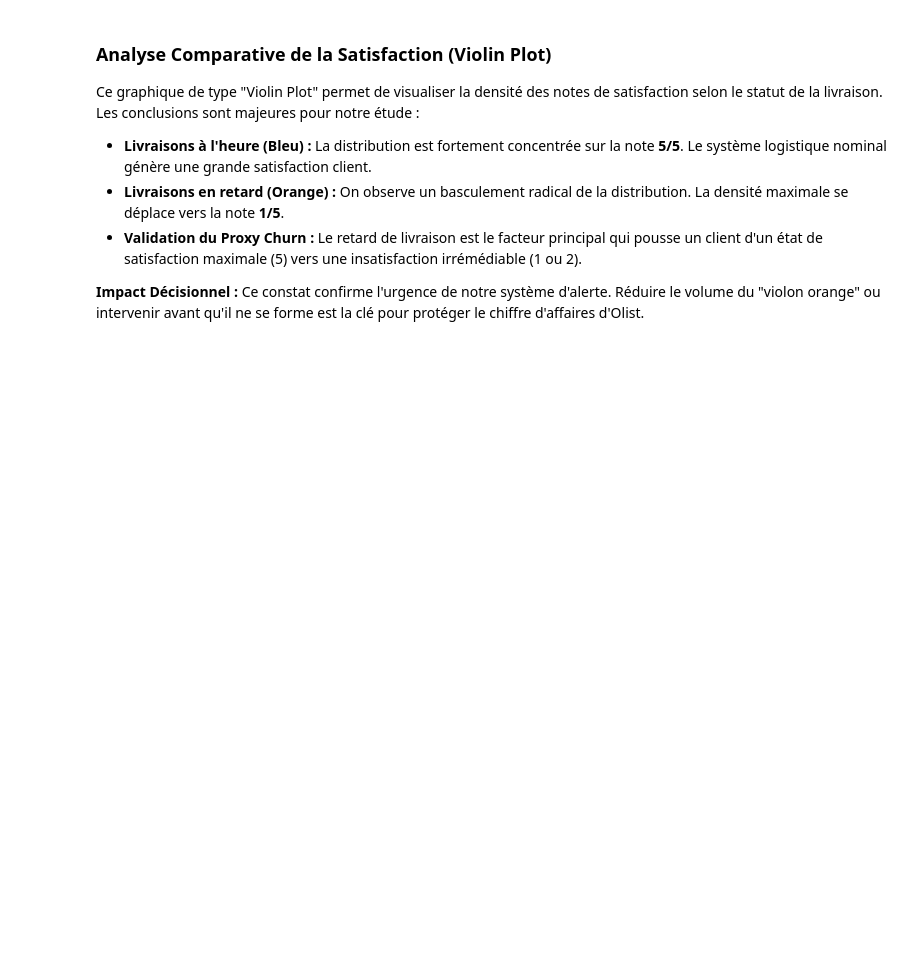
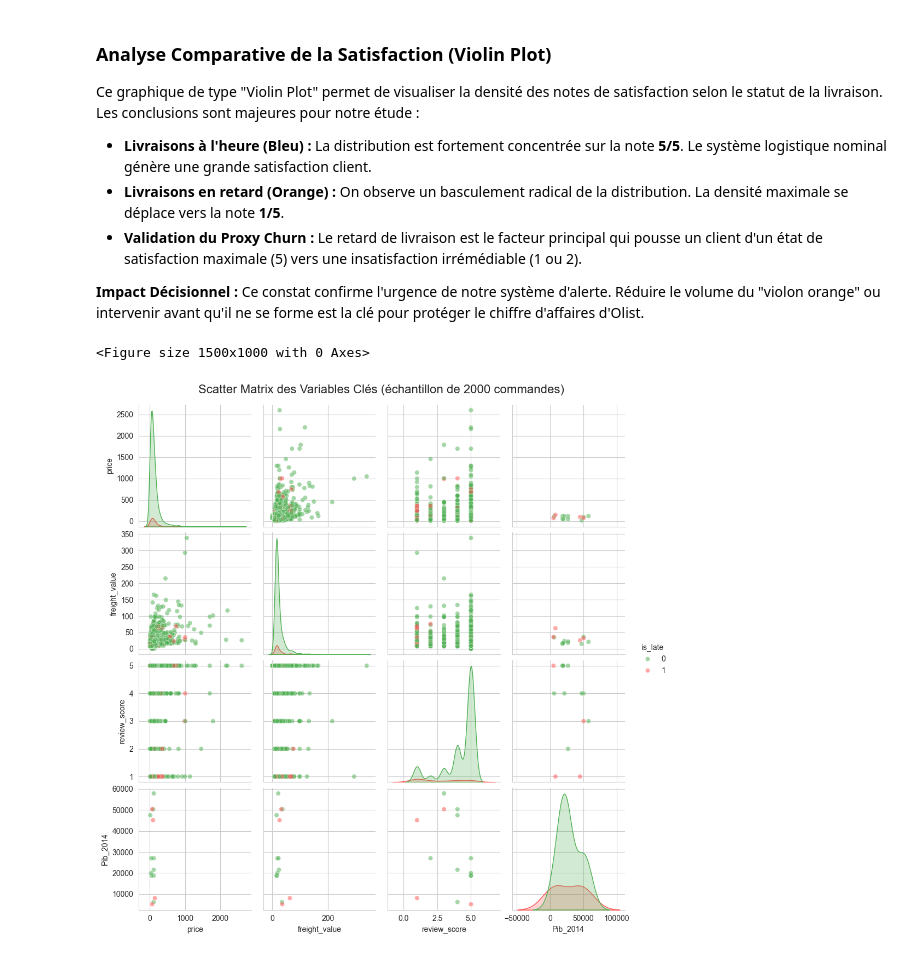
Before and after one commit to brahimhatim265/DATA-DRIVEN-DECISION-MAKING, a Jupyter notebook: notebooks/Brahim.ipynb, the cells around one changed output. Drawn from its saved outputs; the diff is of its cells as text; code cells hidden in the pictures; blank space fills up the shorter version.

```diff
--- a/notebooks/Brahim.ipynb
+++ b/notebooks/Brahim.ipynb
@@ -89,20 +89,20 @@ print(f"Audit Clean : Geo ({len(geo_clean)} lignes), Orders ({len(orders_clean)}
 # %% [output]
 Audit Clean : Geo (19015 lignes), Orders (96476 lignes)
 # %%
-# Conversion des colonnes en format Datetime
+# commence par convertir les dates dans la table originale
 date_columns = [
     'order_purchase_timestamp', 'order_approved_at',
     'order_delivered_carrier_date', 'order_delivered_customer_date',
     'order_estimated_delivery_date'
 ]
-
 for col in date_columns:
     orders[col] = pd.to_datetime(orders[col])
 
-# Vérification de la cohérence logique
-# Une livraison ne peut pas arriver avant l'achat.
-ghost_data = orders[orders['order_delivered_customer_date'] < orders['order_purchase_timestamp']]
-print(f"Nombre de commandes 'fantômes' (livrées avant achat) : {len(ghost_data)}")
+orders_clean = orders.dropna(subset=['order_delivered_customer_date']).copy()
+
+ghost_data = orders_clean[orders_clean['order_delivered_customer_date'] < orders_clean['order_purchase_timestamp']]
+print(f"Audit Clean : Orders ({len(orders_clean)} lignes)")
+print(f"Nombre de commandes 'fantômes' : {len(ghost_data)}")
 
 # 3. Vérification des Trous de liaison
 # Est-ce que toutes les commandes ont des articles
@@ -121,12 +122,15 @@ items_agg = items.groupby('order_id').agg({
 }).rename(columns={'product_id': 'qty_items'}).reset_index()
 
 # Fusion des tables Olist (Coeur du projet)
-# On utilise un 'inner' join pour Items afin d'éliminer automatiquement les 775 commandes sans articles
 master = orders_clean.merge(reviews[['order_id', 'review_score']], on='order_id', how='left')
 master = master.merge(customers[['customer_id', 'customer_city', 'customer_state']], on='customer_id', how='left')
 master = master.merge(items_agg, on='order_id', how='inner')
 
-# Préparation et Fusion avec la Source 3 (IBGE Economy)
+master['order_purchase_timestamp'] = pd.to_datetime(master['order_purchase_timestamp'])
+master['order_delivered_customer_date'] = pd.to_datetime(master['order_delivered_customer_date'])
+master['order_estimated_delivery_date'] = pd.to_datetime(master['order_estimated_delivery_date'])
+
+# Préparation et Fusion avec la Source 3
 master['customer_city'] = master['customer_city'].str.lower().str.strip()
 economy['LocalCidade'] = economy['LocalCidade'].str.lower().str.strip()
 
@@ -149,7 +153,7 @@ master = master.drop(columns=['LocalCidade', 'LocalUF'])
 
 # Sauvegarde du travail
 master.to_csv("../data/processed/master_data.csv", index=False)
-
+df = master
 print(f"Phase 2 terminee avec succes")
 print(f"Dimensions du Master Dataset : {master.shape[0]} lignes et {master.shape[1]} colonnes.")
 print(f"Taux de retard réel (is_late) : {master['is_late'].mean():.2%}")
@@ -356,3 +360,20 @@ Ce graphique de type "Violin Plot" permet de visualiser la densité des notes de
 *   **Validation du Proxy Churn :** Le retard de livraison est le facteur principal qui pousse un client d'un état de satisfaction maximale (5) vers une insatisfaction irrémédiable (1 ou 2).
 
 **Impact Décisionnel :** Ce constat confirme l'urgence de notre système d'alerte. Réduire le volume du "violon orange" ou intervenir avant qu'il ne se forme est la clé pour protéger le chiffre d'affaires d'Olist.
+# %%
+import pandas as pd
+# Sélection des variables les plus pertinentes pour ne pas surcharger le graphique
+cols_to_plot = ['price', 'freight_value', 'review_score', 'Pib_2014', 'is_late']
+
+# on prend 2000 lignes au hasard pour la performance
+df_sample = df[cols_to_plot].sample(n=2000, random_state=42)
+
+# Création de la Scatter Matrix
+plt.figure(figsize=(15, 10))
+sns.pairplot(df_sample, hue='is_late', palette={0: '#4CAF50', 1: '#FF5252'}, diag_kind='kde', plot_kws={'alpha': 0.5})
+
+plt.suptitle('Scatter Matrix des Variables Clés (échantillon de 2000 commandes)', y=1.02, fontsize=16)
+plt.show()
+# %% [output]
+<Figure size 1500x1000 with 0 Axes>
+[figure, added]
```
Also changed, not shown: parts of 9 cells of this notebook, 1 other file.
